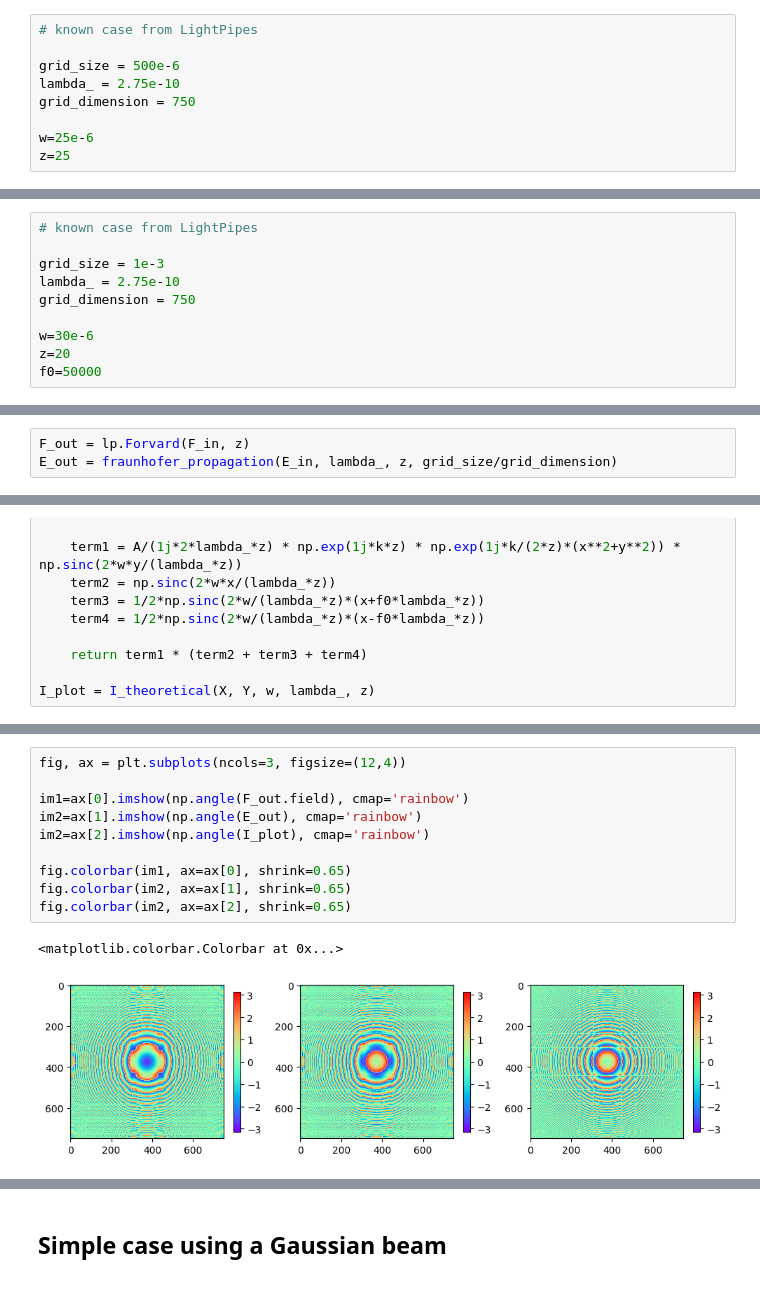
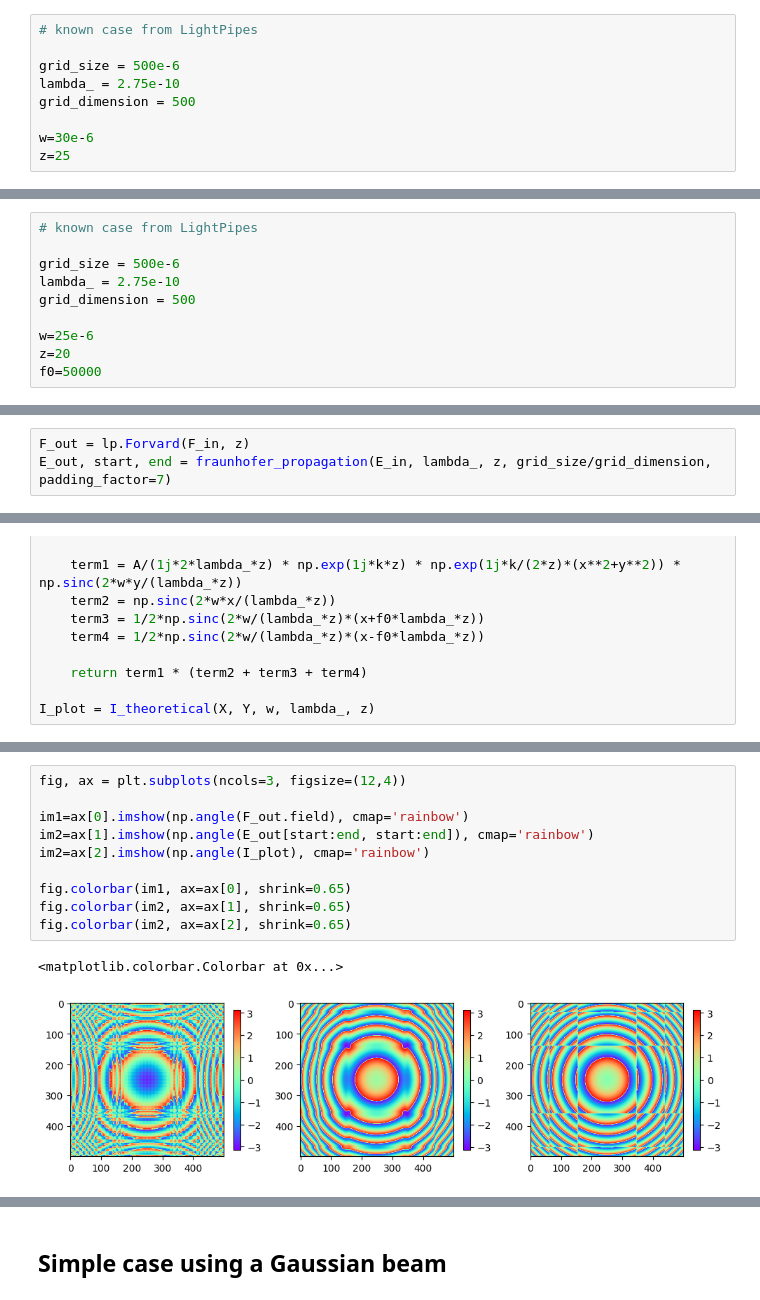
Before and after one commit to johnnymtex/photonMismatch, a Jupyter notebook: tests_fraunhofer.ipynb, the cells around one changed output, grey strips where cells are left out. Saved outputs shown, nothing was run; the diff lists cells and outputs as text.

Commit message:
problem w/ jaded profiles solved
Implemented zero-padding of the original field while cropping the area of the final plots to the desired region of interest

```diff
--- a/tests_fraunhofer.ipynb
+++ b/tests_fraunhofer.ipynb
@@ -104,9 +118,9 @@ fig.colorbar(im2, ax=ax[2], shrink=0.65)
 
 grid_size = 500e-6
 lambda_ = 2.75e-10
-grid_dimension = 750
+grid_dimension = 500
 
-w=25e-6
+w=30e-6
 z=25
 # %%
 F_in = lp.Begin(grid_size, lambda_, grid_dimension)
@@ -183,11 +217,11 @@ fig.colorbar(im2, ax=ax[2], shrink=0.65)
 # %%
 # known case from LightPipes
 
-grid_size = 1e-3
+grid_size = 500e-6
 lambda_ = 2.75e-10
-grid_dimension = 750
+grid_dimension = 500
 
-w=30e-6
+w=25e-6
 z=20
 f0=50000
 # %%
@@ -220,6 +254,6 @@ fig.colorbar(im2, ax=ax[1], shrink=0.75)
 # %%
 F_out = lp.Forvard(F_in, z)
-E_out = fraunhofer_propagation(E_in, lambda_, z, grid_size/grid_dimension)
+E_out, start, end = fraunhofer_propagation(E_in, lambda_, z, grid_size/grid_dimension, padding_factor=7)
 # %%
 def I_theoretical(x,y,w,lambda_,z):
     A = 2*w*2*w
@@ -258,16 +292,16 @@ ax[2].plot(np.abs(I_plot[int(len(I_plot)/2)])**2)
 # %%
 fig, ax = plt.subplots(ncols=3, figsize=(12,4))
 
 im1=ax[0].imshow(np.angle(F_out.field), cmap='rainbow')
-im2=ax[1].imshow(np.angle(E_out), cmap='rainbow')
+im2=ax[1].imshow(np.angle(E_out[start:end, start:end]), cmap='rainbow')
 im2=ax[2].imshow(np.angle(I_plot), cmap='rainbow')
 
 fig.colorbar(im1, ax=ax[0], shrink=0.65)
 fig.colorbar(im2, ax=ax[1], shrink=0.65)
 fig.colorbar(im2, ax=ax[2], shrink=0.65)
 # %% [output]
 <matplotlib.colorbar.Colorbar at 0x...>
-[figure, old version]
+[figure, new version]
 # %%
 # numerical comparison on number of photons
 
```
Also changed, not shown: parts of 25 cells of this notebook, 2 other files.
